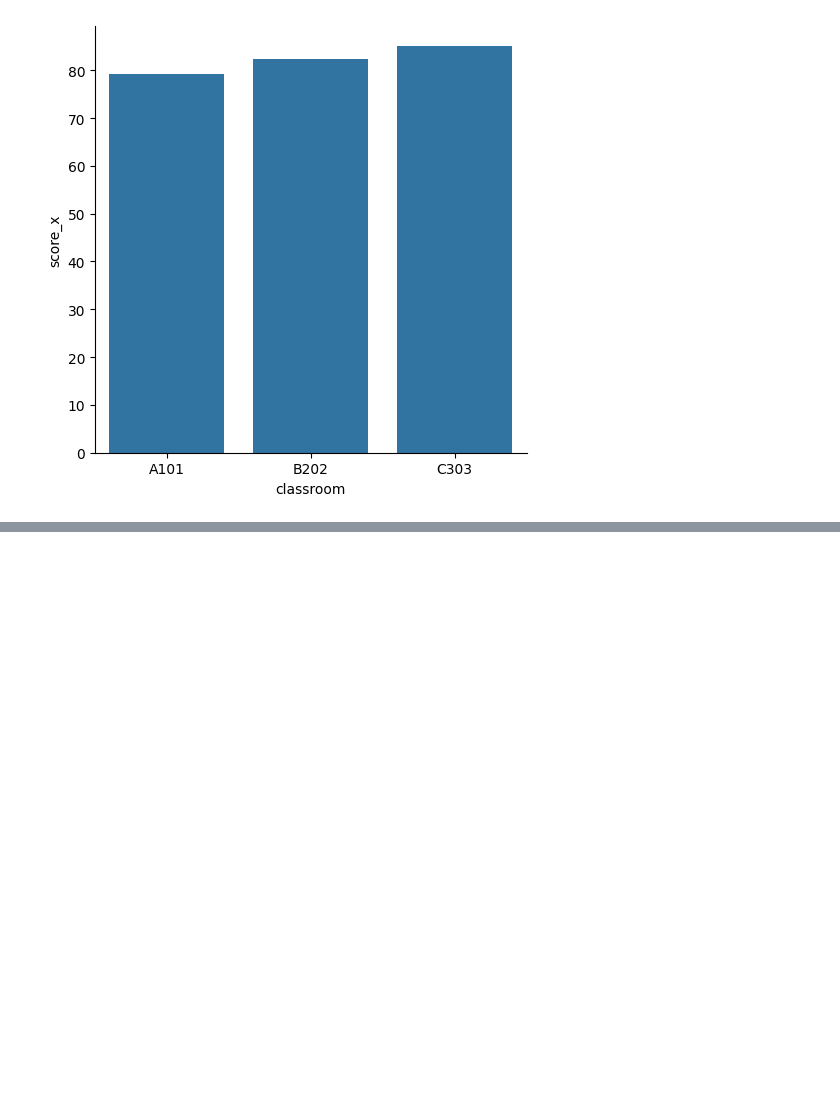
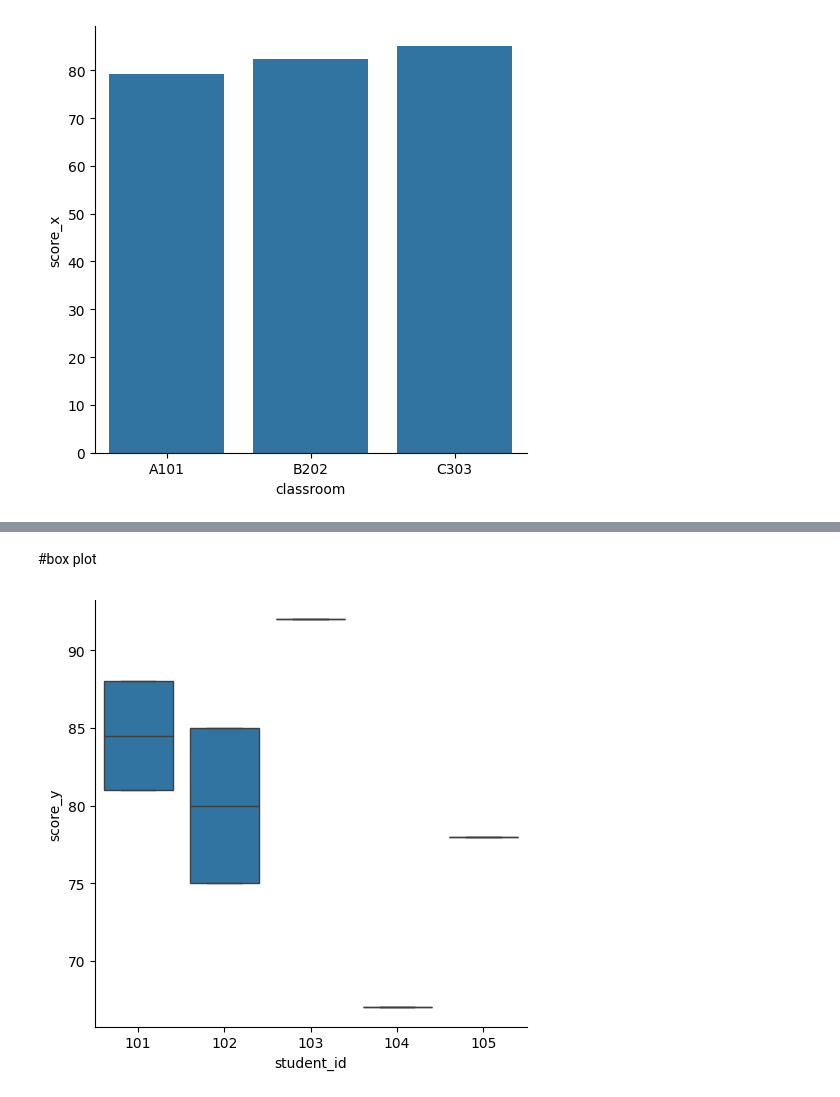
Before and after one commit to shreyasstha/data, a Jupyter notebook: data_visualization_with_seaborn.ipynb, the cells around one changed output, grey strips where cells are left out. Saved outputs shown, nothing was run; the diff lists cells and outputs as text; code cells hidden in the pictures; blank space fills up the shorter version.

```diff
--- a/data_visualization_with_seaborn.ipynb
+++ b/data_visualization_with_seaborn.ipynb
@@ -273,0 +266,9 @@ plt.show()
+# %% [markdown]
+#box plot
+# %%
+sns.catplot(x="student_id", y="score_y",
+            data=merged,
+            kind="box")
+plt.show()
+# %% [output]
+[figure, added]
```
Also changed, not shown: parts of 15 cells of this notebook.
